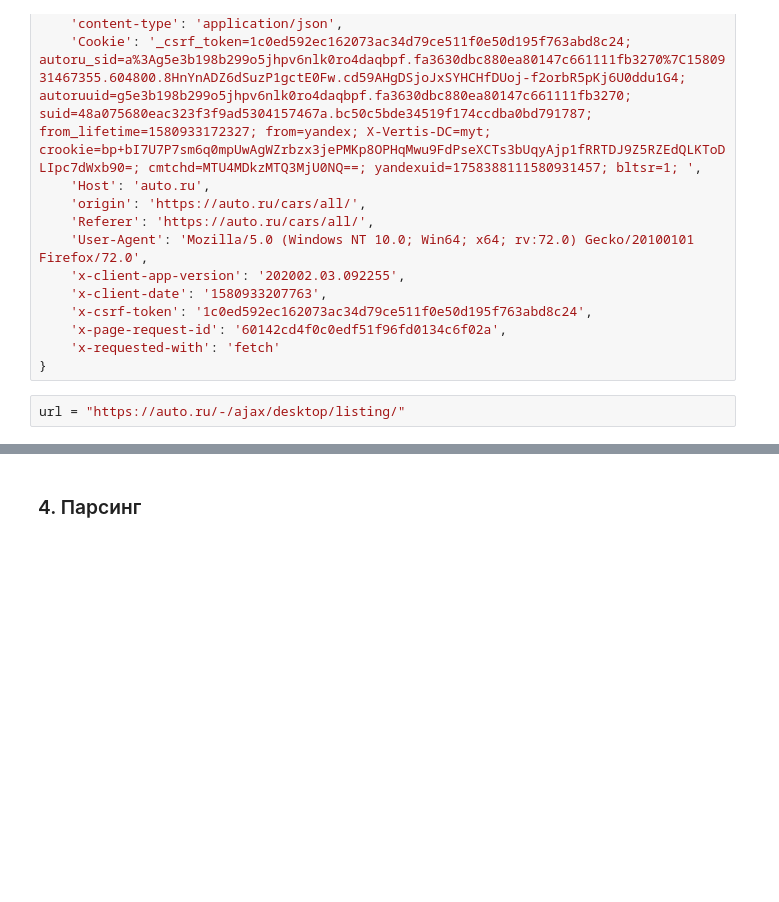
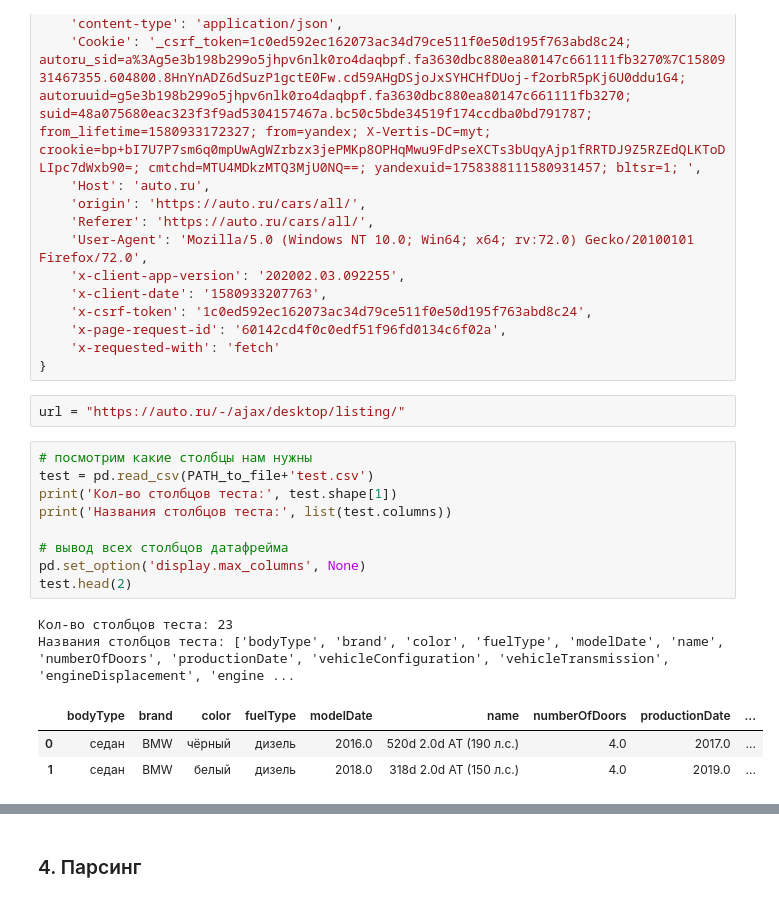
Before and after one commit to dst10rds6/rds6, a Jupyter notebook: parsing/parsing_sf_dst_10_rds6_[Almira&Sokolov].ipynb, the cells around one changed output, grey strips where cells are left out. Drawn from its saved outputs; the diff is of its cells as text; blank space fills up the shorter version.

```diff
--- a/parsing/parsing_sf_dst_10_rds6_[Almira&Sokolov].ipynb
+++ b/parsing/parsing_sf_dst_10_rds6_[Almira&Sokolov].ipynb
@@ -148,3 +153,18 @@ HEADERS = {
 }
 # %%
 url = "https://auto.ru/-/ajax/desktop/listing/"
+# %%
+# посмотрим какие столбцы нам нужны
+test = pd.read_csv(PATH_to_file+'test.csv')
+print('Кол-во столбцов теста:', test.shape[1])
+print('Названия столбцов теста:', list(test.columns))
+
+# вывод всех столбцов датафрейма
+pd.set_option('display.max_columns', None)
+test.head(2)
+# %% [output]
+Кол-во столбцов теста: 23
+Названия столбцов теста: ['bodyType', 'brand', 'color', 'fuelType', 'modelDate', 'name', 'numberOfDoors', 'productionDate', 'vehicleConfiguration', 'vehicleTransmission', 'engineDisplacement', 'engine ...
+|  | bodyType | brand | color | fuelType | modelDate | name | numberOfDoors | productionDate | ... |
+| 0 | седан | BMW | чёрный | дизель | 2016.0 | 520d 2.0d AT (190 л.с.) | 4.0 | 2017.0 | ... |
+| 1 | седан | BMW | белый | дизель | 2018.0 | 318d 2.0d AT (150 л.с.) | 4.0 | 2019.0 | ... |
```
Also changed, not shown: parts of 23 cells of this notebook, 1 other file.
